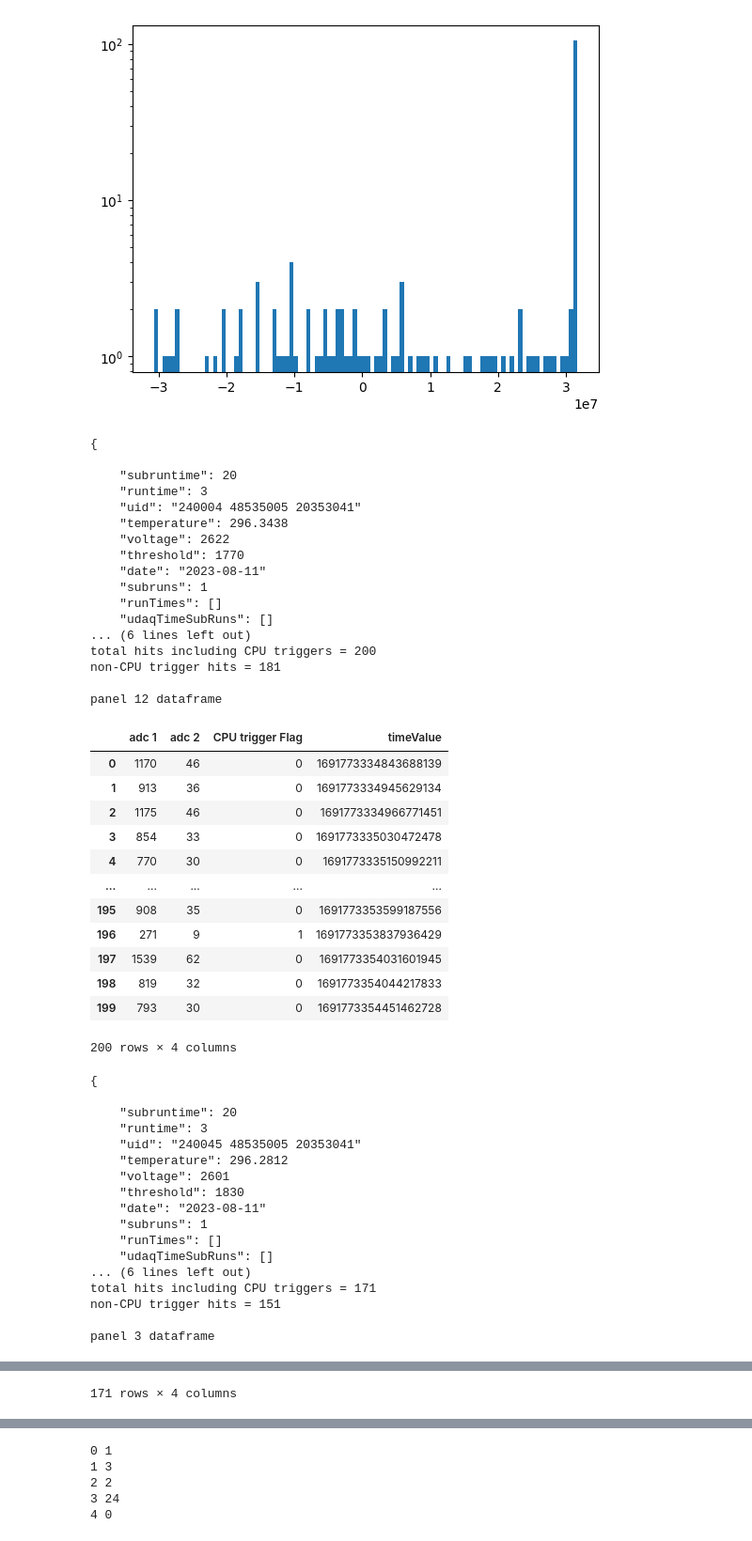
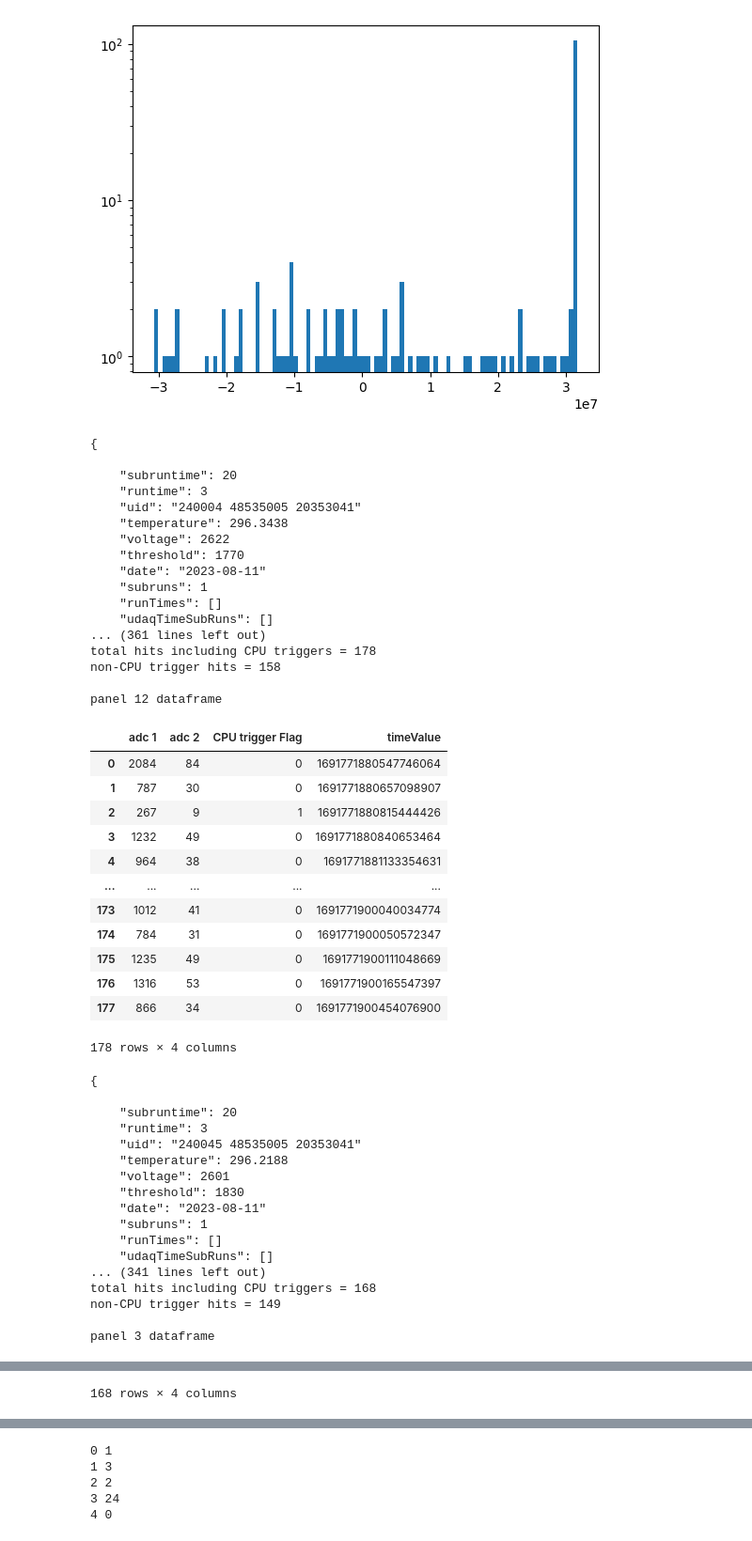
Before and after one commit to dfrikken/panelCodeRETCR, a Jupyter notebook: testingFor24/newHitBufferReader.ipynb, the cells around one changed output, grey strips where cells are left out. Shown at 94% size. Cells and saved outputs as stored; diff of their text form; code cells hidden in the pictures.

```diff
--- a/testingFor24/newHitBufferReader.ipynb
+++ b/testingFor24/newHitBufferReader.ipynb
@@ -106,12 +112,16 @@ def read_json(fileName):
 
     return [str(date_object),str(time_object), uDAQStartTime, panel, dateString]
 # %%
-def read_bin(fileName, jsonList):
+def read_bin(fileName, jsonList, nopps = 1):
     rPITimeStart = np.int64(jsonList[1])
-    print(rPITimeStart)
-    uDAQTimeStart = np.float64(jsonList[2])
+    #print(rPITimeStart)
+    if( nopps ==0):
+        print("proceeding with pps times, beware that pps is unreliable")
+        uDAQTimeStart = np.float64(jsonList[2])
+    else:
+        uDAQTimeStart = np.float64(jsonList[2]) - int(jsonList[2])+1.
     print(uDAQTimeStart)
-    hits = udaqChargestamps(fileName+".bin",0,0,0,0)
+    hits = udaqChargestamps(fileName+".bin",0,0,nopps,0)
 
     hitCounter =0
     timeValueList = []
@@ -124,11 +134,14 @@ def read_bin(fileName, jsonList):
         if not i[4]:
             hitCounter+=1
 
+
         #print(i)
-        #hitVal = np.float64(i[0])
+        #hitVal = np.float64(i[0]) -1.
         hitVal = np.float64(i[0]) - uDAQTimeStart
         hitTimeNS = np.int64(hitVal*np.float64(1e9))
         realTime = rPITimeStart + hitTimeNS
+
+
 
         #print(hitVal,hitTimeNS,realTime)
 
@@ -376,7 +432,7 @@ plt.yscale('log')
 #runDirectory = '/Users/frikken.1/documents/ret/surfaceStation/summitSiteRuns/runs/'
 #runDirectory = '/Users/frikken.1/documents/ret/retCRAnalysis/panelRootFiles/'
 runDirectory = '/Users/frikken.1/documents/ret/surfaceStation/udaqTimeTesting/runs/'
-run = 2
+run = 16
 firstPanel = 0
 secondPanel = 1
 
@@ -385,63 +441,63 @@ runStringP0 = f'{runDirectory}port_{firstPanel}_run_{run:07d}/port_{firstPanel}_
 
 jsonListPort0 = read_json(runStringP0)
 dfPort0 = read_bin(runStringP0,jsonListPort0)
 display(dfPort0)
 
 
 
 runStringP1 = f'{runDirectory}port_{secondPanel}_run_{run:07d}/port_{secondPanel}_run_{run:07d}'
 
 
 
 jsonListPort1 = read_json(runStringP1)
 dfPort1 = read_bin(runStringP1,jsonListPort1)
 display(dfPort1)
 # %% [output]
 {
 
     "subruntime": 20
     "runtime": 3
     "uid": "240004 48535005 20353041"
     "temperature": 296.3438
     "voltage": 2622
     "threshold": 1770
     "date": "2023-08-11"
     "subruns": 1
     "runTimes": []
     "udaqTimeSubRuns": []
-... (6 lines left out)
-total hits including CPU triggers = 200
-non-CPU trigger hits = 181
+... (361 lines left out)
+total hits including CPU triggers = 178
+non-CPU trigger hits = 158
 
 panel 12 dataframe
 |  | adc 1 | adc 2 | CPU trigger Flag | timeValue |
-| 0 | 1170 | 46 | 0 | 1691773334843688139 |
-| 1 | 913 | 36 | 0 | 1691773334945629134 |
-| 2 | 1175 | 46 | 0 | 1691773334966771451 |
-| 3 | 854 | 33 | 0 | 1691773335030472478 |
-| 4 | 770 | 30 | 0 | 1691773335150992211 |
+| 0 | 2084 | 84 | 0 | 1691771880547746064 |
+| 1 | 787 | 30 | 0 | 1691771880657098907 |
+| 2 | 267 | 9 | 1 | 1691771880815444426 |
+| 3 | 1232 | 49 | 0 | 1691771880840653464 |
+| 4 | 964 | 38 | 0 | 1691771881133354631 |
 | ... | ... | ... | ... | ... |
-| 195 | 908 | 35 | 0 | 1691773353599187556 |
-| 196 | 271 | 9 | 1 | 1691773353837936429 |
-| 197 | 1539 | 62 | 0 | 1691773354031601945 |
-| 198 | 819 | 32 | 0 | 1691773354044217833 |
-| 199 | 793 | 30 | 0 | 1691773354451462728 |
+| 173 | 1012 | 41 | 0 | 1691771900040034774 |
+| 174 | 784 | 31 | 0 | 1691771900050572347 |
+| 175 | 1235 | 49 | 0 | 1691771900111048669 |
+| 176 | 1316 | 53 | 0 | 1691771900165547397 |
+| 177 | 866 | 34 | 0 | 1691771900454076900 |
-200 rows × 4 columns
+178 rows × 4 columns
 {
 
     "subruntime": 20
     "runtime": 3
     "uid": "240045 48535005 20353041"
-    "temperature": 296.2812
+    "temperature": 296.2188
     "voltage": 2601
     "threshold": 1830
     "date": "2023-08-11"
     "subruns": 1
     "runTimes": []
     "udaqTimeSubRuns": []
-... (6 lines left out)
-total hits including CPU triggers = 171
-non-CPU trigger hits = 151
+... (341 lines left out)
+total hits including CPU triggers = 168
+non-CPU trigger hits = 149
 
 panel 3 dataframe
 |  | adc 1 | adc 2 | CPU trigger Flag | timeValue |
@@ -459,4 +515,4 @@ panel 3 dataframe
-171 rows × 4 columns
+168 rows × 4 columns
 # %%
 coincidentList = []
 cpuTrigList = []
```
Also changed, not shown: parts of 8 cells of this notebook, 4 other files.
